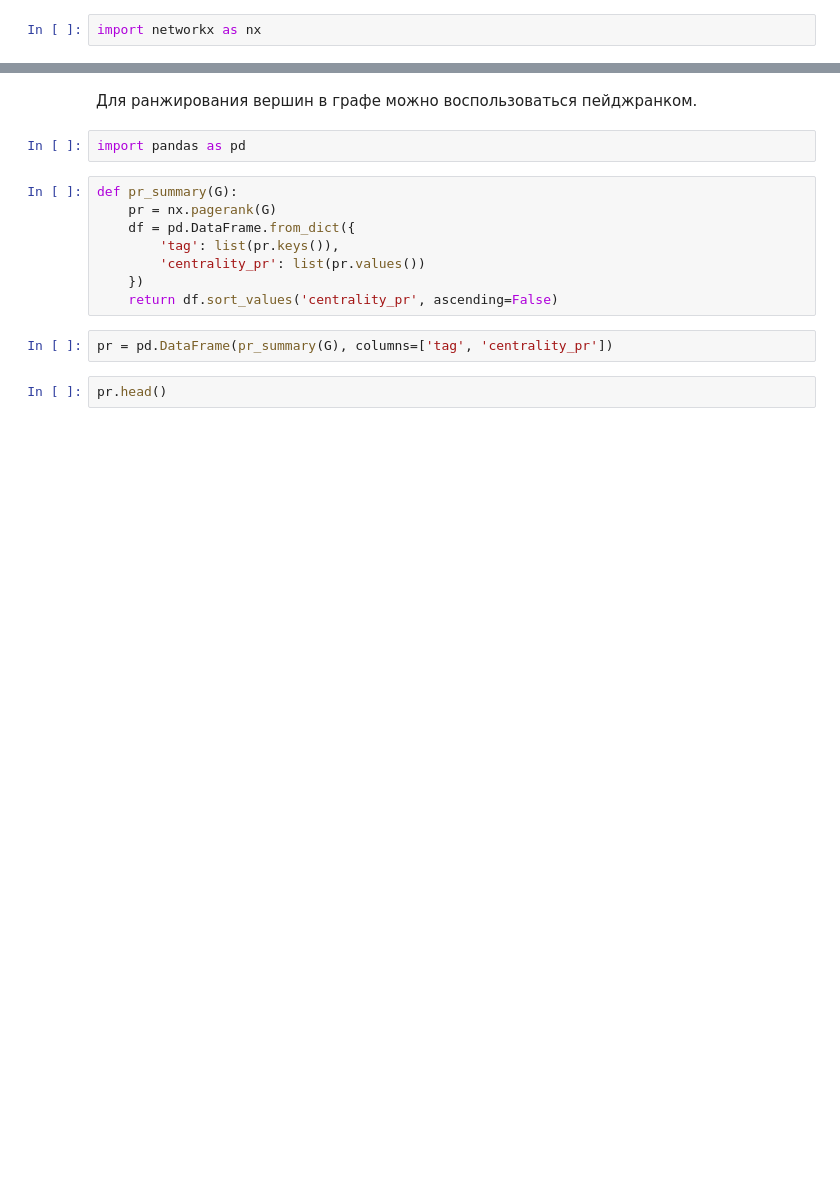
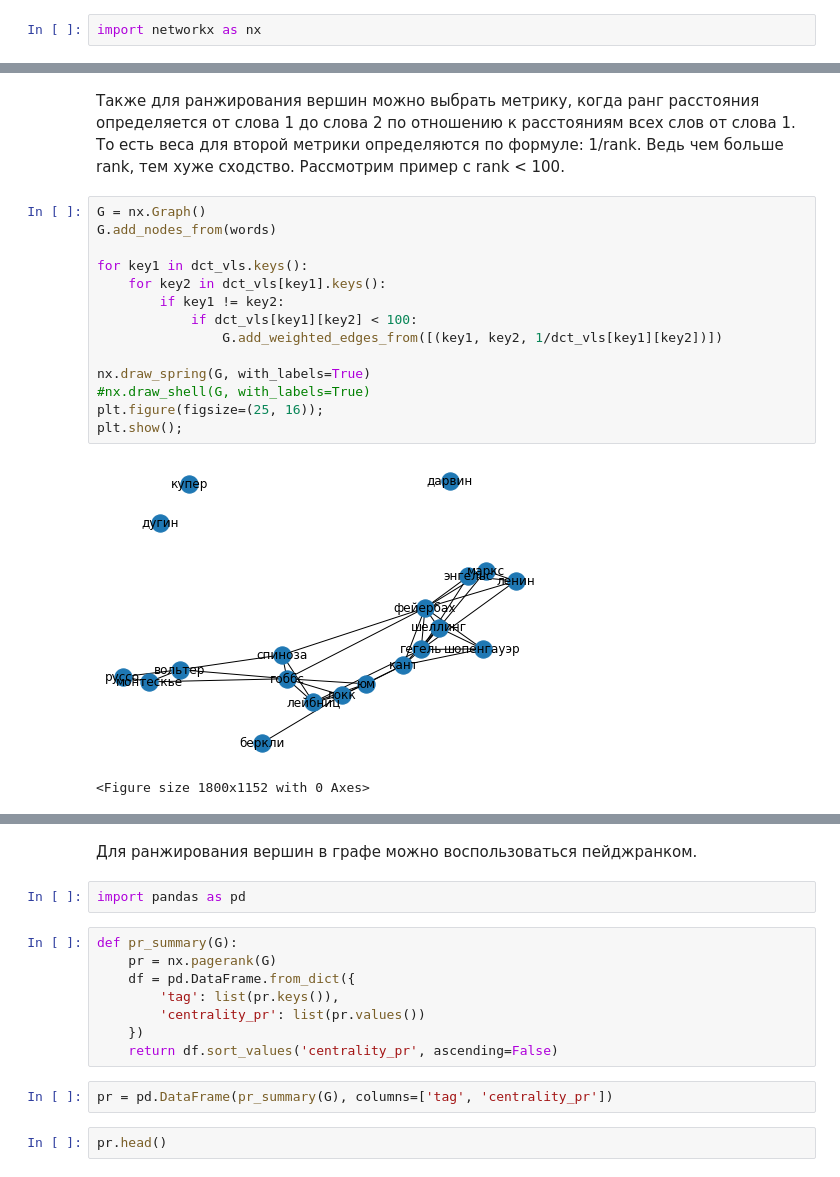
Before and after one commit to visualcomments/ru_philosophy, a Jupyter notebook: philosophy_praktikum.ipynb, the cells around one changed output, grey strips where cells are left out. Drawn from its saved outputs; the diff is of its cells as text; blank space fills up the shorter version.

```diff
--- a/philosophy_praktikum.ipynb
+++ b/philosophy_praktikum.ipynb
@@ -243,0 +292,19 @@ plt.show();
+# %% [markdown]
+Также для ранжирования вершин можно выбрать метрику, когда ранг расстояния определяется от слова 1 до слова 2 по отношению к расстояниям всех слов от слова 1. То есть веса для второй метрики определяются по формуле: 1/rank. Ведь чем больше rank, тем хуже сходство. Рассмотрим пример с rank < 100.
+# %%
+G = nx.Graph()
+G.add_nodes_from(words)
+
+for key1 in dct_vls.keys():
+    for key2 in dct_vls[key1].keys():
+        if key1 != key2:
+            if dct_vls[key1][key2] < 100:
+                G.add_weighted_edges_from([(key1, key2, 1/dct_vls[key1][key2])])
+
+nx.draw_spring(G, with_labels=True)
+#nx.draw_shell(G, with_labels=True)
+plt.figure(figsize=(25, 16));
+plt.show();
+# %% [output]
+[figure, added]
+<Figure size 1800x1152 with 0 Axes>
```
Also changed, not shown: parts of 22 cells of this notebook.
